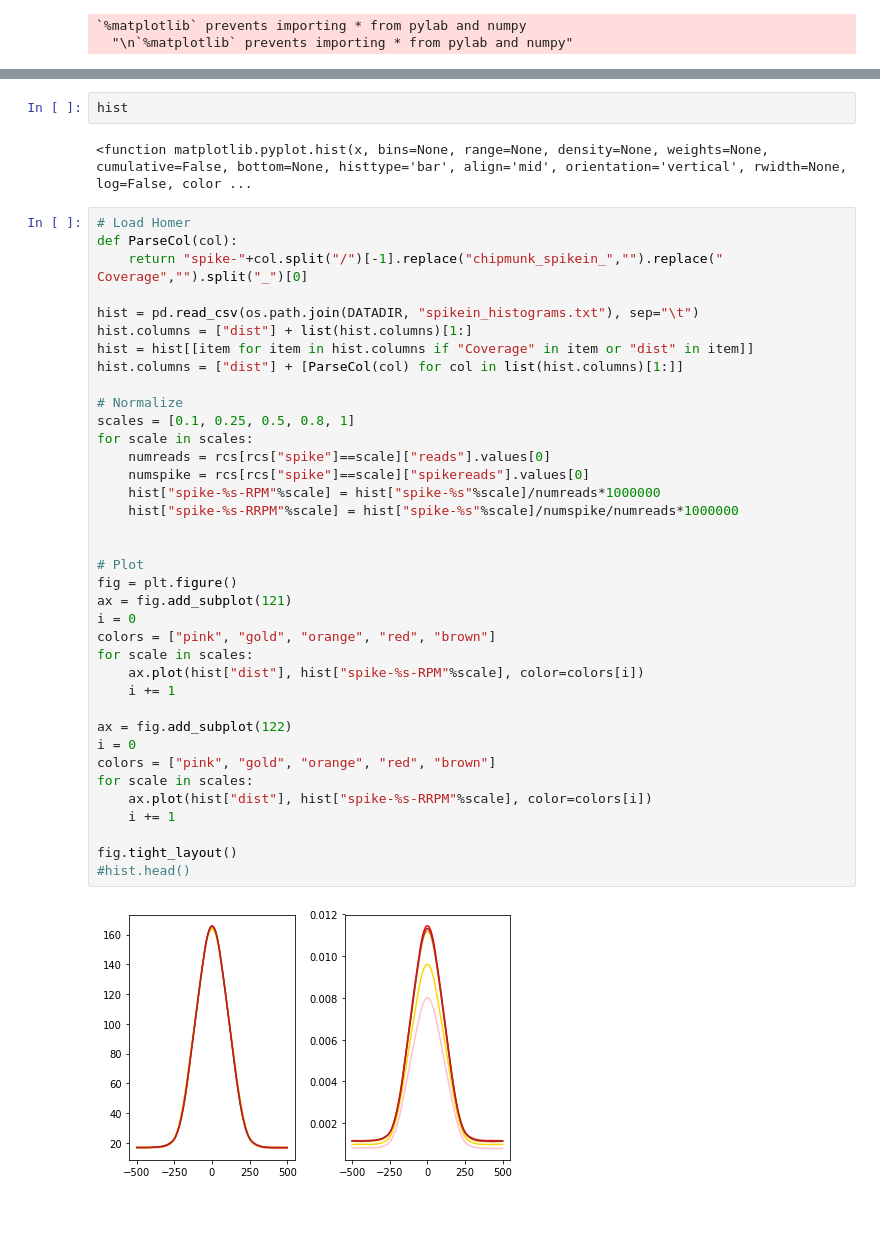
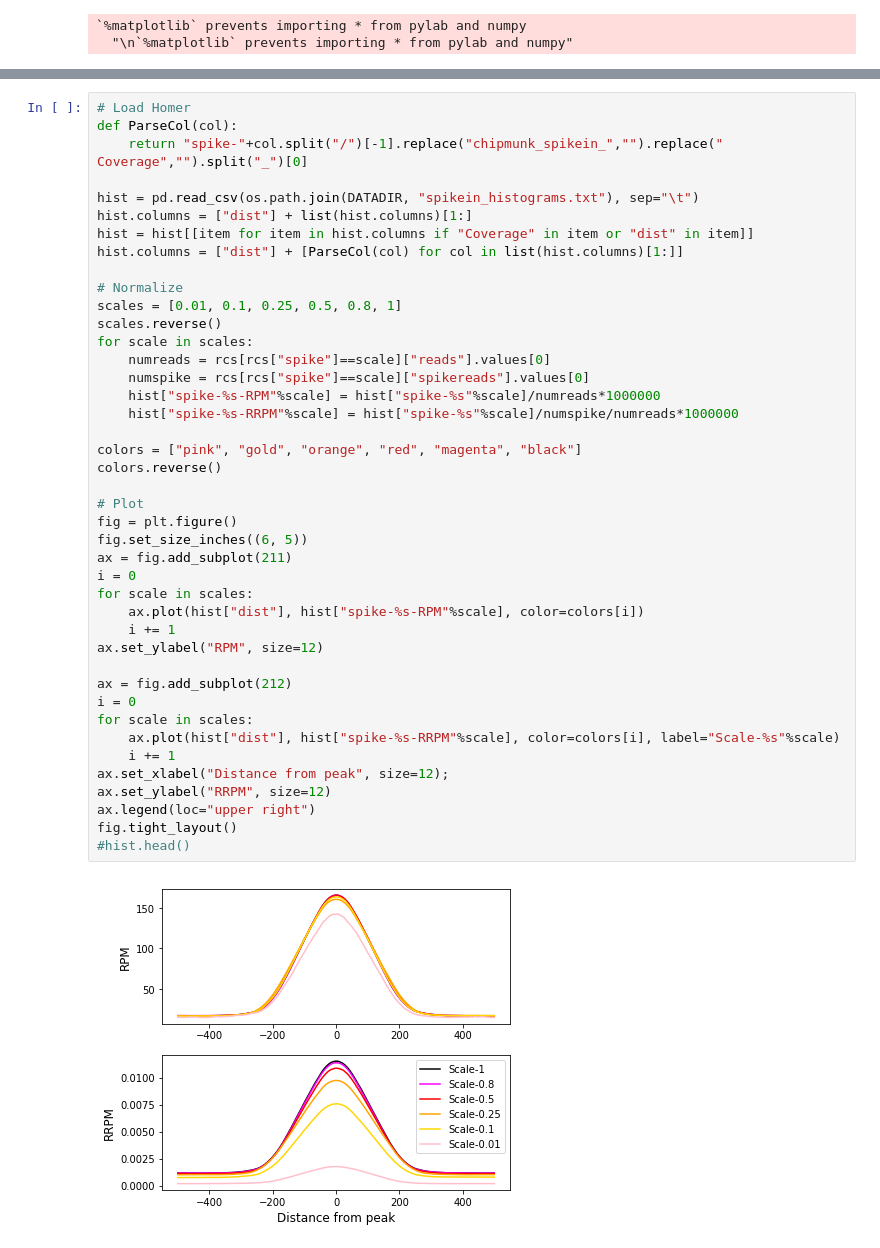
Before and after one commit to gymreklab/chips, a Jupyter notebook: paper-methods/FigureNotebooks/ChIPMunk_Figure2_Spikein.ipynb, the cells around one changed output, grey strips where cells are left out. Cells and saved outputs as stored; diff of their text form; blank space fills up the shorter version.

```diff
--- a/paper-methods/FigureNotebooks/ChIPMunk_Figure2_Spikein.ipynb
+++ b/paper-methods/FigureNotebooks/ChIPMunk_Figure2_Spikein.ipynb
@@ -31,43 +32,44 @@ rcs
-# %%
-hist
-# %% [output]
-<function matplotlib.pyplot.hist(x, bins=None, range=None, density=None, weights=None, cumulative=False, bottom=None, histtype='bar', align='mid', orientation='vertical', rwidth=None, log=False, color ...
 # %%
 # Load Homer
 def ParseCol(col):
     return "spike-"+col.split("/")[-1].replace("chipmunk_spikein_","").replace(" Coverage","").split("_")[0]
 
 hist = pd.read_csv(os.path.join(DATADIR, "spikein_histograms.txt"), sep="\t")
 hist.columns = ["dist"] + list(hist.columns)[1:]
 hist = hist[[item for item in hist.columns if "Coverage" in item or "dist" in item]]
 hist.columns = ["dist"] + [ParseCol(col) for col in list(hist.columns)[1:]]
 
 # Normalize
-scales = [0.1, 0.25, 0.5, 0.8, 1]
+scales = [0.01, 0.1, 0.25, 0.5, 0.8, 1]
+scales.reverse()
 for scale in scales:
     numreads = rcs[rcs["spike"]==scale]["reads"].values[0]
     numspike = rcs[rcs["spike"]==scale]["spikereads"].values[0]
     hist["spike-%s-RPM"%scale] = hist["spike-%s"%scale]/numreads*1000000
     hist["spike-%s-RRPM"%scale] = hist["spike-%s"%scale]/numspike/numreads*1000000
 
+colors = ["pink", "gold", "orange", "red", "magenta", "black"]
+colors.reverse()
 
 # Plot
 fig = plt.figure()
-ax = fig.add_subplot(121)
+fig.set_size_inches((6, 5))
+ax = fig.add_subplot(211)
 i = 0
-colors = ["pink", "gold", "orange", "red", "brown"]
 for scale in scales:
     ax.plot(hist["dist"], hist["spike-%s-RPM"%scale], color=colors[i])
     i += 1
+ax.set_ylabel("RPM", size=12)
 
-ax = fig.add_subplot(122)
+ax = fig.add_subplot(212)
 i = 0
-colors = ["pink", "gold", "orange", "red", "brown"]
 for scale in scales:
-    ax.plot(hist["dist"], hist["spike-%s-RRPM"%scale], color=colors[i])
+    ax.plot(hist["dist"], hist["spike-%s-RRPM"%scale], color=colors[i], label="Scale-%s"%scale)
     i += 1
-
+ax.set_xlabel("Distance from peak", size=12);
+ax.set_ylabel("RRPM", size=12)
+ax.legend(loc="upper right")
 fig.tight_layout()
 #hist.head()
 # %% [output]
-[figure, old version]
+[figure, new version]
```
Also changed, not shown: parts of 1 cell of this notebook, 3 other files.
